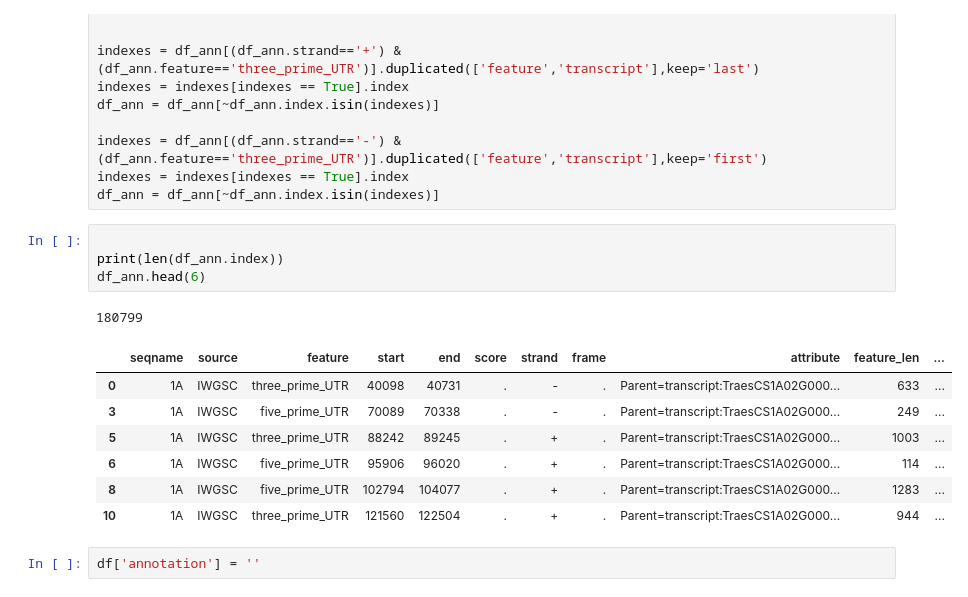
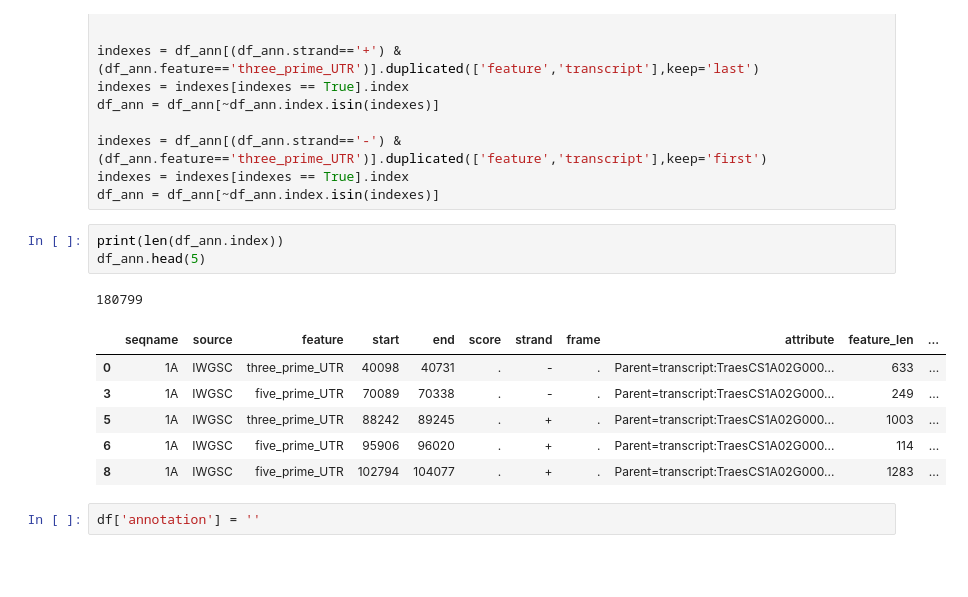
Before and after one commit to juancresc/mirna_mite, a Jupyter notebook: 2_analysis/2_cleavage.ipynb, the cells around one changed output. Drawn from its saved outputs; the diff is of its cells as text; blank space fills up the shorter version.

```diff
--- a/2_analysis/2_cleavage.ipynb
+++ b/2_analysis/2_cleavage.ipynb
@@ -163,18 +176,16 @@ indexes = df_ann[(df_ann.strand=='-') & (df_ann.feature=='three_prime_UTR')].dup
 indexes = indexes[indexes == True].index
 df_ann = df_ann[~df_ann.index.isin(indexes)]
 # %%
-
 print(len(df_ann.index))
-df_ann.head(6)
+df_ann.head(5)
 # %% [output]
 180799
 |  | seqname | source | feature | start | end | score | strand | frame | attribute | feature_len | ... |
 | 0 | 1A | IWGSC | three_prime_UTR | 40098 | 40731 | . | - | . | Parent=transcript:TraesCS1A02G000... | 633 | ... |
 | 3 | 1A | IWGSC | five_prime_UTR | 70089 | 70338 | . | - | . | Parent=transcript:TraesCS1A02G000... | 249 | ... |
 | 5 | 1A | IWGSC | three_prime_UTR | 88242 | 89245 | . | + | . | Parent=transcript:TraesCS1A02G000... | 1003 | ... |
 | 6 | 1A | IWGSC | five_prime_UTR | 95906 | 96020 | . | + | . | Parent=transcript:TraesCS1A02G000... | 114 | ... |
 | 8 | 1A | IWGSC | five_prime_UTR | 102794 | 104077 | . | + | . | Parent=transcript:TraesCS1A02G000... | 1283 | ... |
-| 10 | 1A | IWGSC | three_prime_UTR | 121560 | 122504 | . | + | . | Parent=transcript:TraesCS1A02G000... | 944 | ... |
 # %%
 df['annotation'] = ''
 # %%
```
Also changed, not shown: parts of 15 cells of this notebook, 1 other file.
